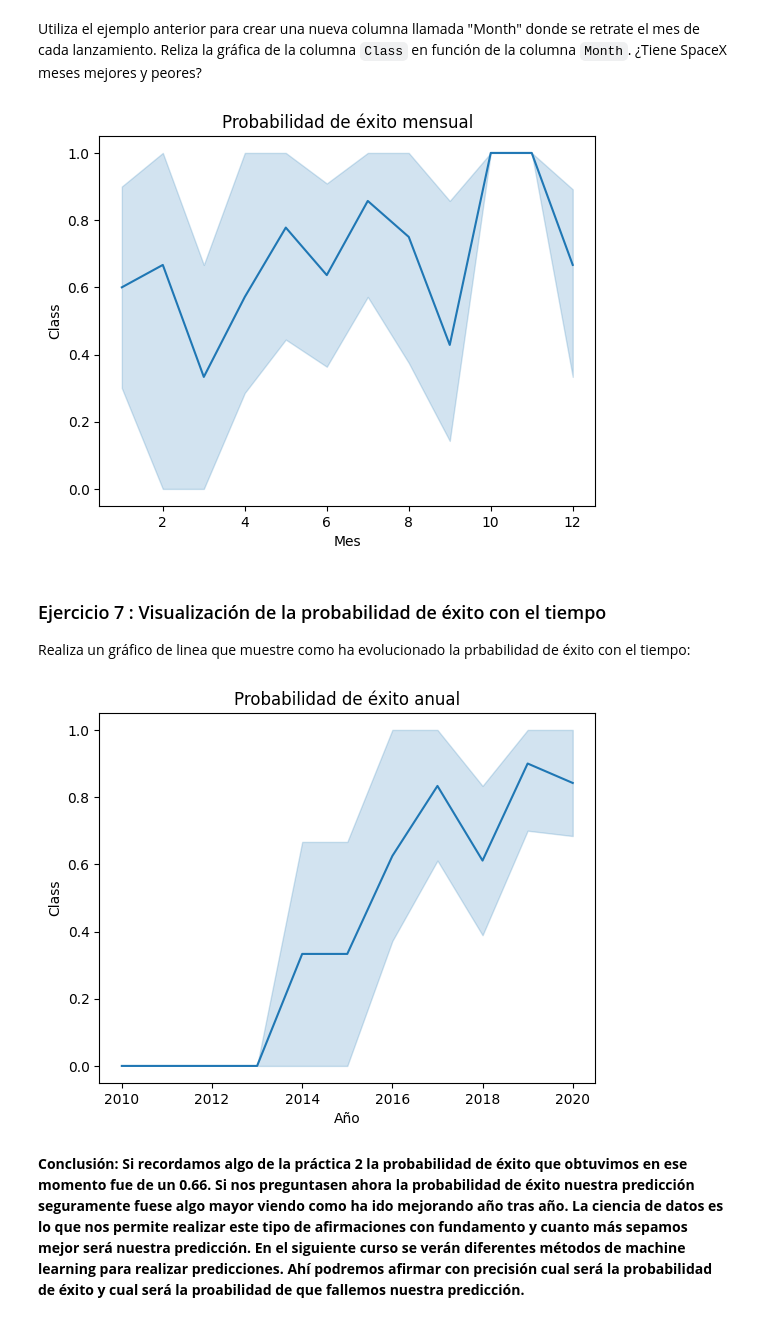
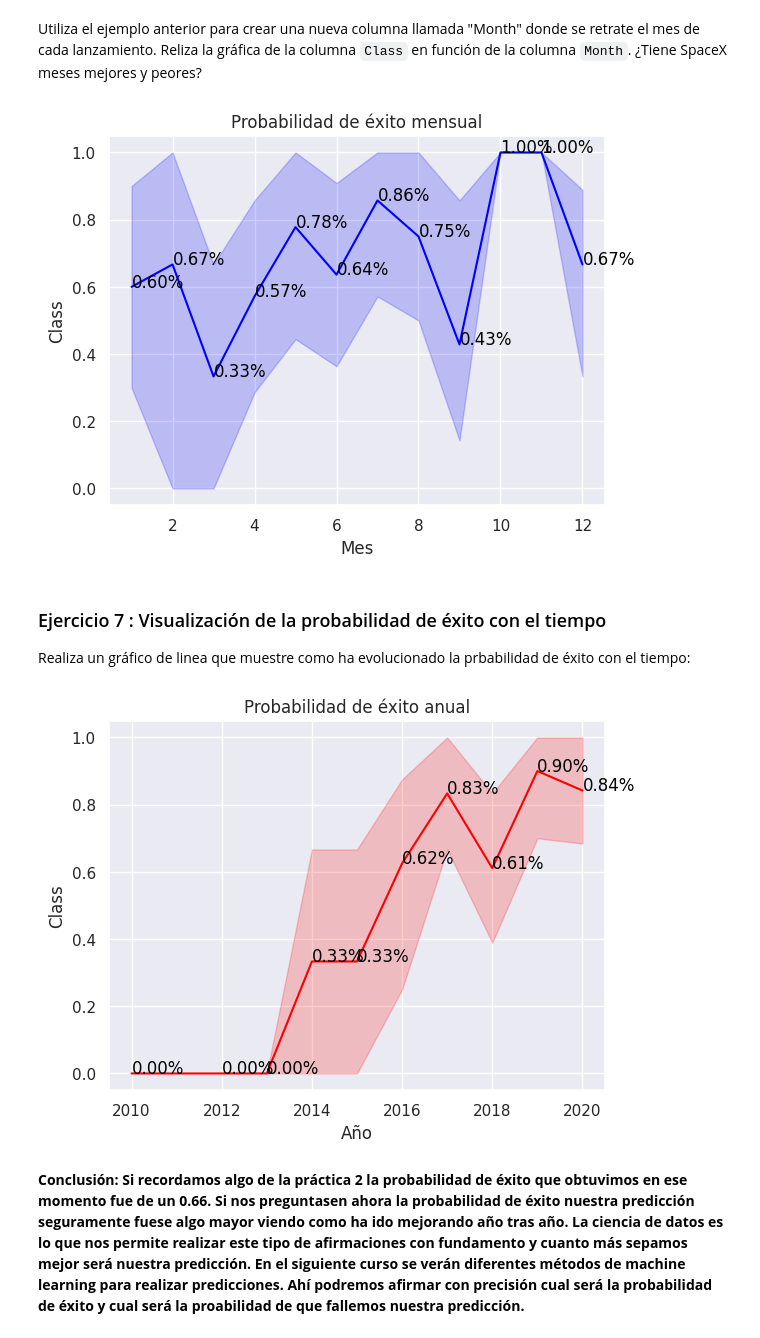
Before and after one commit to javiern1984/cursopython, a Jupyter notebook: Día 3/Javi SpaceX - 4 - EDA with Data Visualization.ipynb, the cells around one changed output. Cells and saved outputs as stored; diff of their text form; code cells hidden in the pictures.

```diff
--- a/Día 3/Javi SpaceX - 4 - EDA with Data Visualization.ipynb
+++ b/Día 3/Javi SpaceX - 4 - EDA with Data Visualization.ipynb
@@ -253,11 +253,18 @@ Podemos observar que desde 2012 la masa transportada tiene una tendencia ascende
 Utiliza el ejemplo anterior para crear una nueva columna llamada "Month" donde se retrate el mes de cada lanzamiento. Reliza la gráfica de la columna `Class` en función de la columna `Month`. ¿Tiene SpaceX meses mejores y peores?
 # %%
 #INSERTA AQUI TU CÓDIGO
+import locale
 df["Mes"] = pd.DatetimeIndex(df["Date"]).month
-sns.lineplot(data=df, x='Mes', y='Class')
+sns.set(style="darkgrid")
+ax = sns.lineplot(data=df, x='Mes', y='Class', color="blue")
+for linea in ax.lines:
+    x_data = linea.get_xdata()
+    y_data = linea.get_ydata()
+    for x, y in zip(x_data, y_data):
+        ax.text(x, y, f"{y:.2f}%", color='black', ha='left')
 plt.title('Probabilidad de éxito mensual');
 # %% [output]
-[figure, old version]
+[figure, new version]
 # %% [markdown]
 ### Ejercicio 7 : Visualización de la probabilidad de éxito con el tiempo
 
@@ -265,9 +272,15 @@ Realiza un gráfico de linea que muestre como ha evolucionado la prbabilidad de
 # %%
 #INSERTA AQUÍ TU CÓDIGO
 df["Año"] = pd.DatetimeIndex(df["Date"]).year
-sns.lineplot(data=df, x='Año', y='Class')
+sns.set(style="darkgrid")
+ax = sns.lineplot(data=df, x='Año', y='Class', color="Red")
+for linea in ax.lines:
+    x_data = linea.get_xdata()
+    y_data = linea.get_ydata()
+    for x, y in zip(x_data, y_data):
+        ax.text(x, y, f"{y:.2f}%", color='black', ha='left')
 plt.title('Probabilidad de éxito anual');
 # %% [output]
-[figure, old version]
+[figure, new version]
 # %% [markdown]
 **Conclusión: Si recordamos algo de la práctica 2 la probabilidad de éxito que obtuvimos en ese momento fue de un 0.66. Si nos preguntasen ahora la probabilidad de éxito nuestra predicción seguramente fuese algo mayor viendo como ha ido mejorando año tras año. La ciencia de datos es lo que nos permite realizar este tipo de afirmaciones con fundamento y cuanto más sepamos mejor será nuestra predicción. En el siguiente curso se verán diferentes métodos de machine learning para realizar predicciones. Ahí podremos afirmar con precisión cual será la probabilidad de éxito y cual será la proabilidad de que fallemos nuestra predicción.**
```
